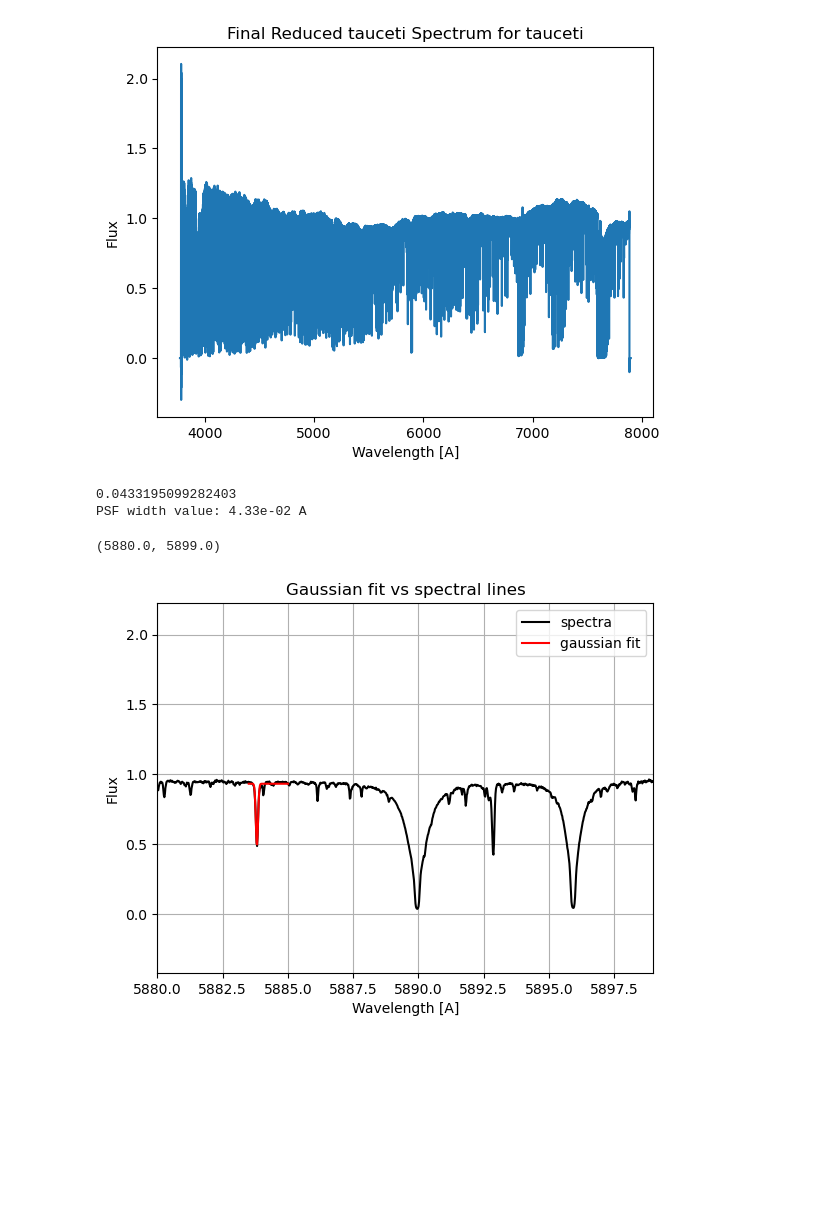
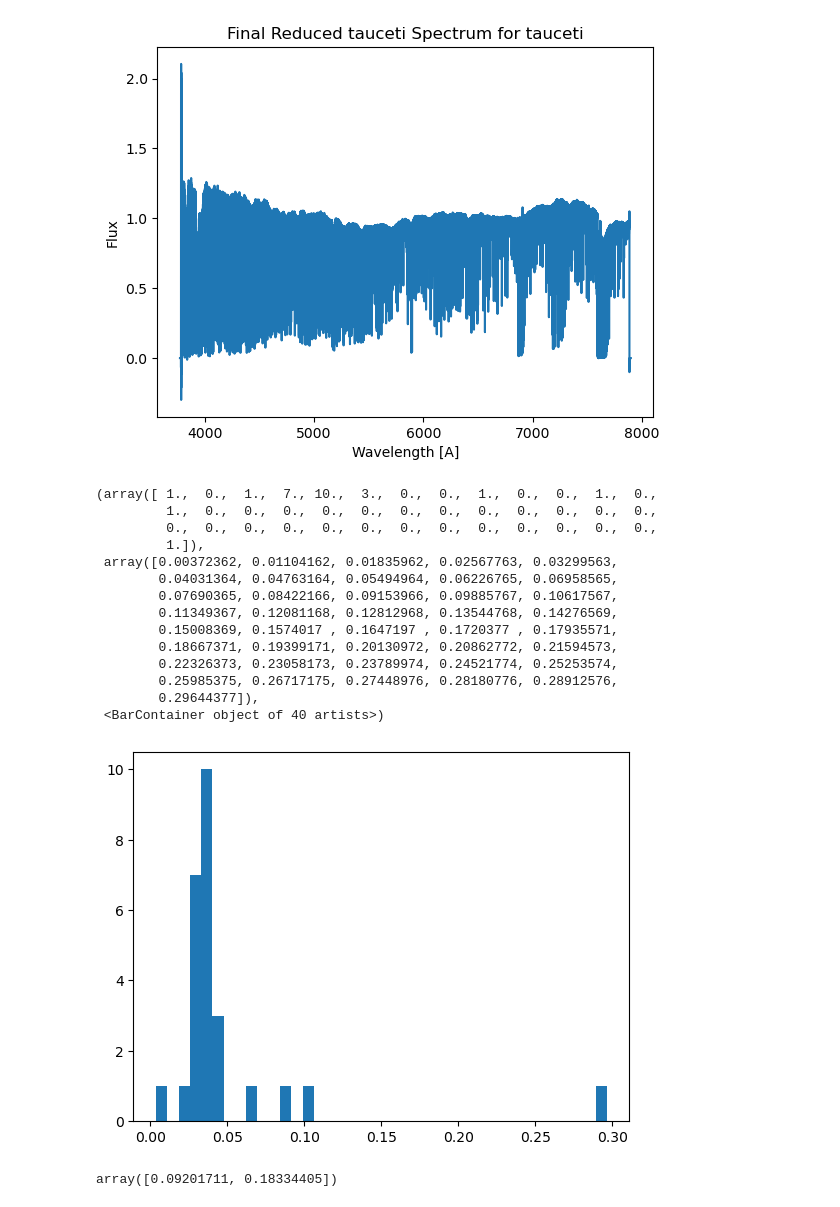
Before and after one commit to howardisaacson/Intro-2-Spectra, a Jupyter notebook: analysis/ESPRESSO/Spectral Lines of Tau Ceti.ipynb, the cells around one changed output. Cells and saved outputs as stored; diff of their text form; code cells hidden in the pictures; blank space fills up the shorter version.

Commit message:
histogram test

```diff
--- a/analysis/ESPRESSO/Spectral Lines of Tau Ceti.ipynb
+++ b/analysis/ESPRESSO/Spectral Lines of Tau Ceti.ipynb
@@ -494,10 +516,10 @@ def getpsf(leftx,rightx,amplitude, offset, maxfev):
-# %%
-#Na D wavelength range
-getpsf(5883.5,5885,-0.5, 1, 10000)
-plt.xlim(5880,5899)
-#psf width seems to be order to 10^-2
-# %% [output]
-0.0433195099282403
-PSF width value: 4.33e-02 A
-(5880.0, 5899.0)
-[figure, removed]
+# %%
+def datacutoff(leftx,rightx, wavelength, flux):
+    #find the indices for desired wavelength range
+    index0 = np.argwhere(wavelength >= leftx)[0][0]
+    index1 = np.argwhere(wavelength <=rightx)[-1][0]
+    #defining the new wavelength/flux range
+    cutwave = wavelength[index0:index1]
+    cutflux = flux[index0:index1]
+
+    return cutwave, cutflux
@@ -504 +605,35 @@ PSF width value: 4.33e-02 A
+# %%
+#make wavelength to pixels by this equation: find delta lambda then use some wavelength we know then divide it by delta lambda and it should give pixel number
+# find_dips(4841 ,4880)
+
+
+plt.hist(find_dips(4841 ,4880), bins = 40)
+# find_dips(4860,4865)
+# plt.hist(find_dips(4841 ,4865), bins = 40, color ='y')
+# plt.hist(find_dips(4865 ,4880), bins = 100, color ='r')
+# find_dips(4841 ,4880)
+# find_dips(4860 ,4865)
+plt.hist(find_dips(4841 ,4880), bins = 40)
+# %% [output]
+(array([ 1.,  0.,  1.,  7., 10.,  3.,  0.,  0.,  1.,  0.,  0.,  1.,  0.,
+         1.,  0.,  0.,  0.,  0.,  0.,  0.,  0.,  0.,  0.,  0.,  0.,  0.,
+         0.,  0.,  0.,  0.,  0.,  0.,  0.,  0.,  0.,  0.,  0.,  0.,  0.,
+         1.]),
+ array([0.00372362, 0.01104162, 0.01835962, 0.02567763, 0.03299563,
+        0.04031364, 0.04763164, 0.05494964, 0.06226765, 0.06958565,
+        0.07690365, 0.08422166, 0.09153966, 0.09885767, 0.10617567,
+        0.11349367, 0.12081168, 0.12812968, 0.13544768, 0.14276569,
+        0.15008369, 0.1574017 , 0.1647197 , 0.1720377 , 0.17935571,
+        0.18667371, 0.19399171, 0.20130972, 0.20862772, 0.21594573,
+        0.22326373, 0.23058173, 0.23789974, 0.24521774, 0.25253574,
+        0.25985375, 0.26717175, 0.27448976, 0.28180776, 0.28912576,
+        0.29644377]),
+ <BarContainer object of 40 artists>)
+[figure, added]
+# %%
+#if the curve is too broad (fraunhofer lines) then make the code say it's too broad and skips that and continues to work w the rest
+element = 'H-β'
+find_dips(5167 ,5168)
+# %% [output]
+array([0.09201711, 0.18334405])
 # %%
```
Also changed, not shown: parts of 7 cells of this notebook.
